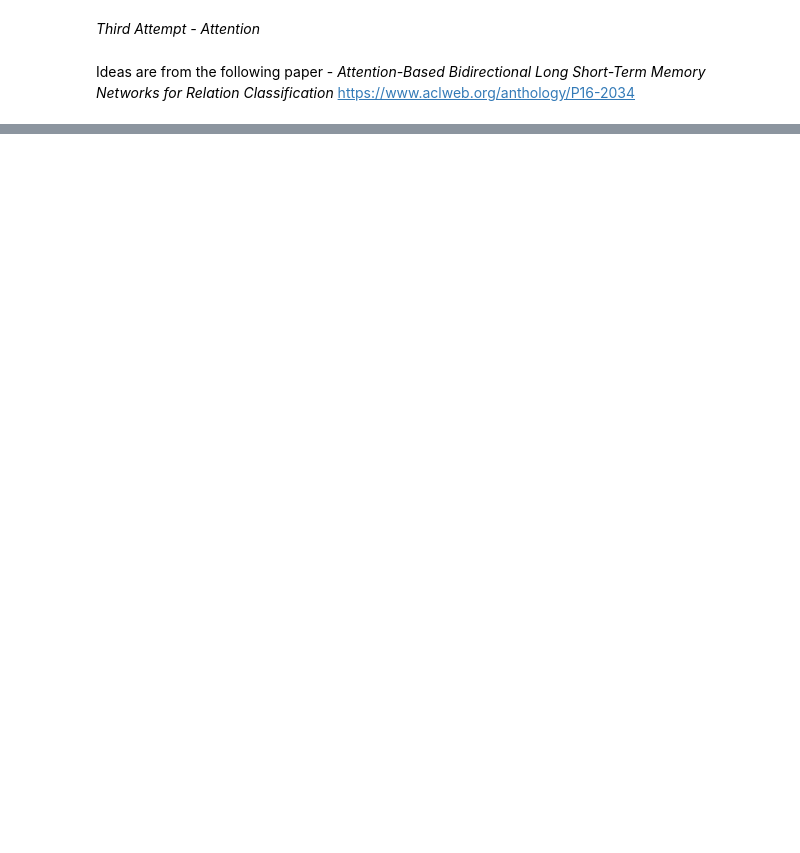
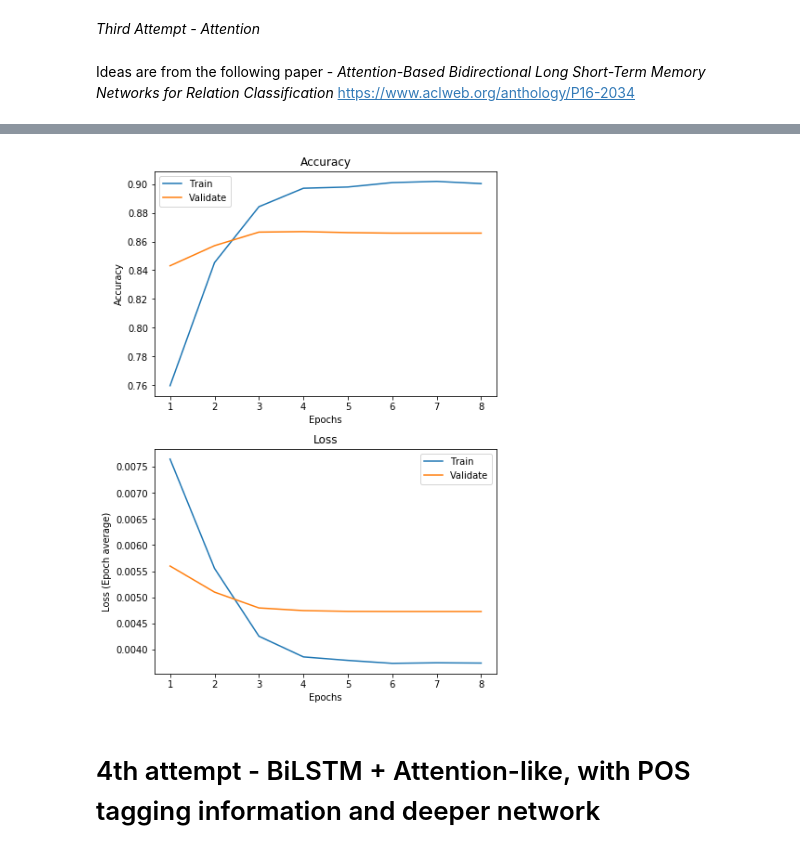
Before and after one commit to asafkar/sarcarsm_detection, a Jupyter notebook: Sarcasm_Detection.ipynb, the cells around one changed output, grey strips where cells are left out. Cells and saved outputs as stored; diff of their text form; code cells hidden in the pictures; blank space fills up the shorter version.

```diff
--- a/Sarcasm_Detection.ipynb
+++ b/Sarcasm_Detection.ipynb
@@ -260,8 +393,8 @@ device = torch.device('cuda' if torch.cuda.is_available() else 'cpu')
 
 # Hyper-parameters
 sequence_length = model_sentence_length
-input_size =      word2vec_model_size  # embedding size
-hidden_size = 128
+input_size =      word2vec_model_size   # embedding size
+hidden_size = input_size    # 128  # should be according to input_size?
 num_layers = 2
 num_classes = 2
 batch_size = 64
@@ -274,25 +407,35 @@ Ideas are from the following paper - *Attention-Based Bidirectional Long Short-T
 Relation Classification*
 https://www.aclweb.org/anthology/P16-2034
 # %%
-# Attention Model
-class AttentionModel(nn.Module):
+# Attention Like Model
+class AttentionModel(BaseModel):
     def __init__(self, input_size, hidden_size, num_layers, num_classes, lstm_dropout, sequence_length, alpha_dropout):
         super(AttentionModel, self).__init__()
         self.hidden_size = hidden_size
         self.num_layers = num_layers
         self.lstm = nn.LSTM(input_size, hidden_size, num_layers, batch_first=True, bidirectional=True, dropout=lstm_dropout)
 
-        self.alpha_net = nn.Linear(hidden_size*2*sequence_length, sequence_length)
+#         self.alpha_net = nn.Linear(hidden_size*2*sequence_length, sequence_length)
+        self.alpha_net = nn.Linear(hidden_size*2, 1)
+
         self.dropout = nn.Dropout(alpha_dropout)
         self.fc = nn.Linear(hidden_size*2, num_classes)  # 2 for bidirection
+        self.input_size = input_size
 
     def attention_layer(self, input_from_lstm):
         # H = {h1,h2...,ht} = input_from_lstm
         # alpha = softmax(w*M)
         M = nn.Tanh()(input_from_lstm).permute(1,0,2) # torch.Size([64, 29, 256]) - batch, sequence_length, hidden*2
 
-        wM_flat = self.alpha_net(M.reshape(-1, hidden_size*2*sequence_length))
-        wM = wM_flat.reshape(-1,sequence_length)
+#         print("M shape = {}".format(M.shape))
+#         print(input_size)
+        M = M.contiguous().view((-1, 2*self.input_size))
+#         print(M.shape)
+        wM = self.alpha_net(M)
+#         print(wM.shape)
+        wM = wM.view((-1, sequence_length, 1)).squeeze()
+#         print(wM.shape)
+
         alpha_weights = F.softmax(wM, 1).unsqueeze(2) # includes w (weights) - sized hidden*2 - unsqueeze to add axis for bmm
 
         # r = H*alpha
@@ -317,10 +460,10 @@ class AttentionModel(nn.Module):
         out = self.fc(self.dropout((h_star)))
         return out
 
-model = AttentionModel(input_size, hidden_size, num_layers, num_classes, lstm_dropout,
+att_model = AttentionModel(input_size, hidden_size, num_layers, num_classes, lstm_dropout,
                        sequence_length, alpha_dropout).to(device)
 
 
 # Loss and optimizer
 criterion = nn.CrossEntropyLoss()
-optimizer = torch.optim.Adam(model.parameters(), lr=learning_rate, weight_decay=0.0001)
+optimizer = torch.optim.Adam(att_model.parameters(), lr=learning_rate, weight_decay=0.0001)
@@ -397,0 +470,3 @@ Test Accuracy of the model on the 10000 test sents: 87.03703703703704 %
+# %%
+# Train the model
+best_att_model = train_model(att_model, criterion, num_epochs, data_loader, optimizer, input_size)
@@ -397,0 +491,6 @@ Test Accuracy of the model on the 10000 test sents: 87.03703703703704 %
+# %%
+plot_graphs(best_att_model)
+# %% [output]
+[figure, added]
+# %% [markdown]
+# 4th attempt - BiLSTM + Attention-like, with POS tagging information and deeper network
```
Also changed, not shown: parts of 24 cells of this notebook.
